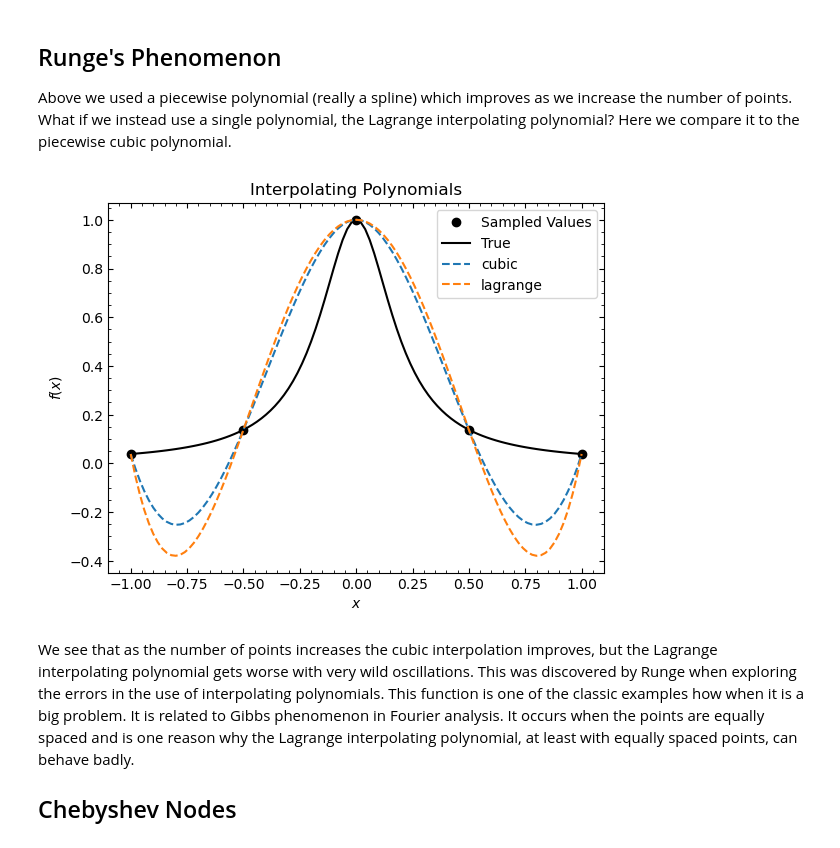
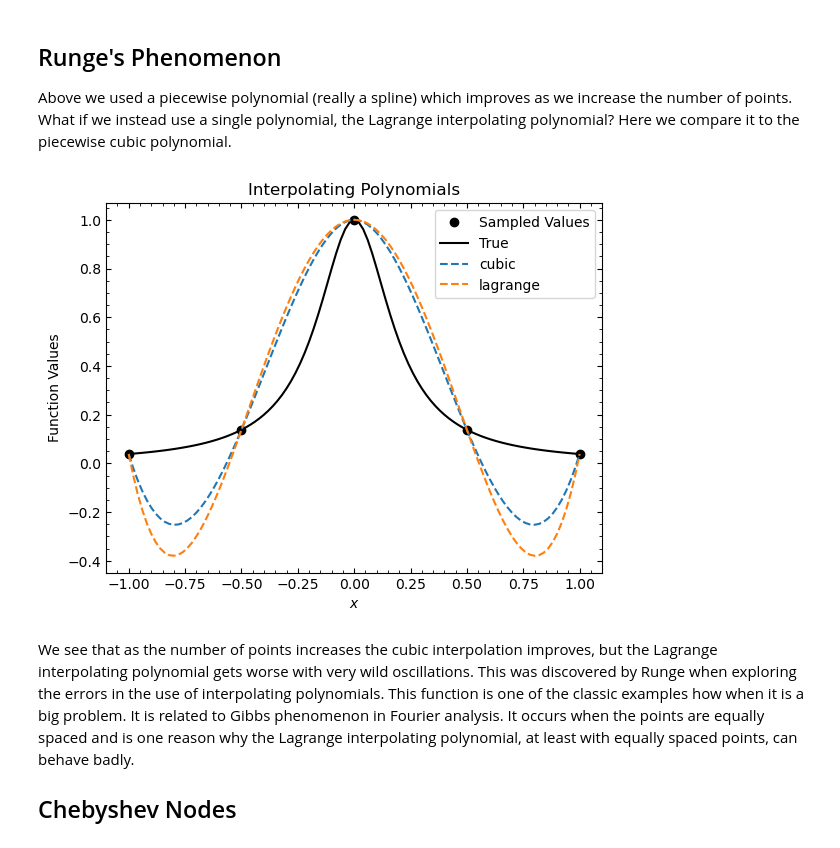
Before and after one commit to cwru-phys-250/p250-spring-2025, a Jupyter notebook: examples/Interpolation.ipynb, the cells around one changed output. Saved outputs shown, nothing was run; the diff lists cells and outputs as text; code cells hidden in the pictures.

```diff
--- a/examples/Interpolation.ipynb
+++ b/examples/Interpolation.ipynb
@@ -91,16 +91,16 @@ We begin using `interp1d` to do a number of different piecewise polynomial inter
 # %%
-def f(x):
+def witch_of_agnesi(x):
     return 1 / (1 + 25 * x**2)
 
 N = 5
 xarr = np.linspace(-1, 1, N)
-yarr = f(xarr)
+yarr = witch_of_agnesi(xarr)
 xfine = np.linspace(-1, 1, 101)
 
 fig = plt.figure()
 ax = fig.add_subplot(111)
 ax.plot(xarr, yarr, 'ko', label='Sampled Values')
-ax.plot(xfine, f(xfine), 'k-', label='True')
+ax.plot(xfine, witch_of_agnesi(xfine), 'k-', label='True')
 
 interp_linear = np.interp(xfine, xarr, yarr)
 interp_nearest = interp.interp1d(xarr, yarr, kind='nearest')
@@ -108,6 +108,6 @@ ax.plot(xfine, interp_linear, '--', label='linear')
 ax.plot(xfine, interp_nearest(xfine), '--', label='nearest')
 ax.legend()
 ax.set_xlabel('$x$')
-ax.set_ylabel('$f(x)$')
+ax.set_ylabel('Function Values')
 ax.set_title('Piecewise Interpolating Polynomials');
 # %% [output]
@@ -120,26 +120,26 @@ Here we compare it to the piecewise cubic polynomial.
 # %%
 N = 5
 xarr = np.linspace(-1, 1, N)
-yarr = f(xarr)
+yarr = witch_of_agnesi(xarr)
 xfine = np.linspace(-1, 1, 101)
 
 fig = plt.figure()
 ax = fig.add_subplot(111)
 ax.plot(xarr, yarr, 'ko', label='Sampled Values')
-ax.plot(xfine, f(xfine), 'k-', label='True')
+ax.plot(xfine, witch_of_agnesi(xfine), 'k-', label='True')
 
 # Here we will just use a cubic spline as an example of piecewise polynomial.
 # Splines will be discussed more below. Here we just want it for comparison.
 interp_cubic = interp.make_interp_spline(xarr, yarr)
 interp_lagrange = interp.lagrange(xarr, yarr)
 ax.plot(xfine, interp_cubic(xfine), '--', label='cubic')
 ax.plot(xfine, interp_lagrange(xfine), '--', label='lagrange')
 ax.legend()
 ax.set_xlabel('$x$')
-ax.set_ylabel('$f(x)$')
+ax.set_ylabel('Function Values')
 ax.set_title('Interpolating Polynomials');
 # %% [output]
-[figure, old version]
+[figure, new version]
 # %% [markdown]
 We see that as the number of points increases the cubic interpolation improves, but the Lagrange interpolating polynomial gets worse with very wild oscillations.
 This was discovered by Runge when exploring the errors in the use of interpolating polynomials.
```
Also changed, not shown: parts of 11 cells of this notebook.
